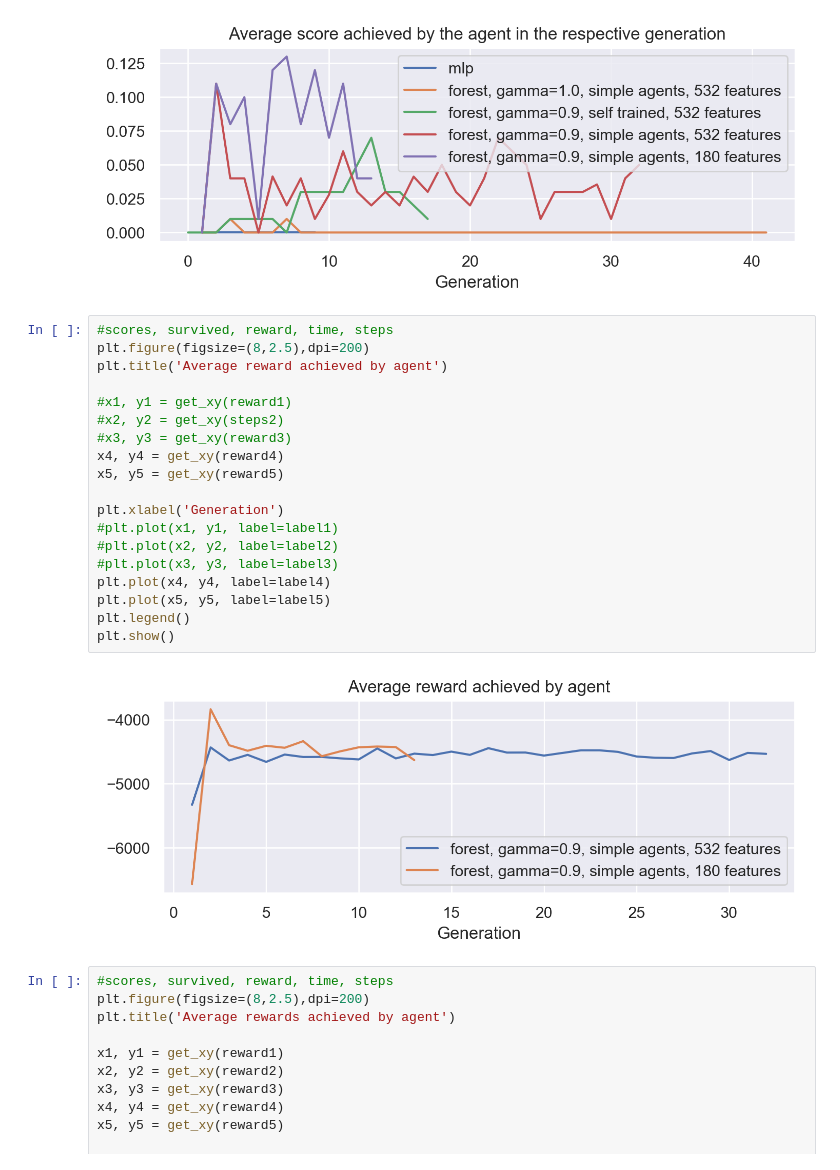
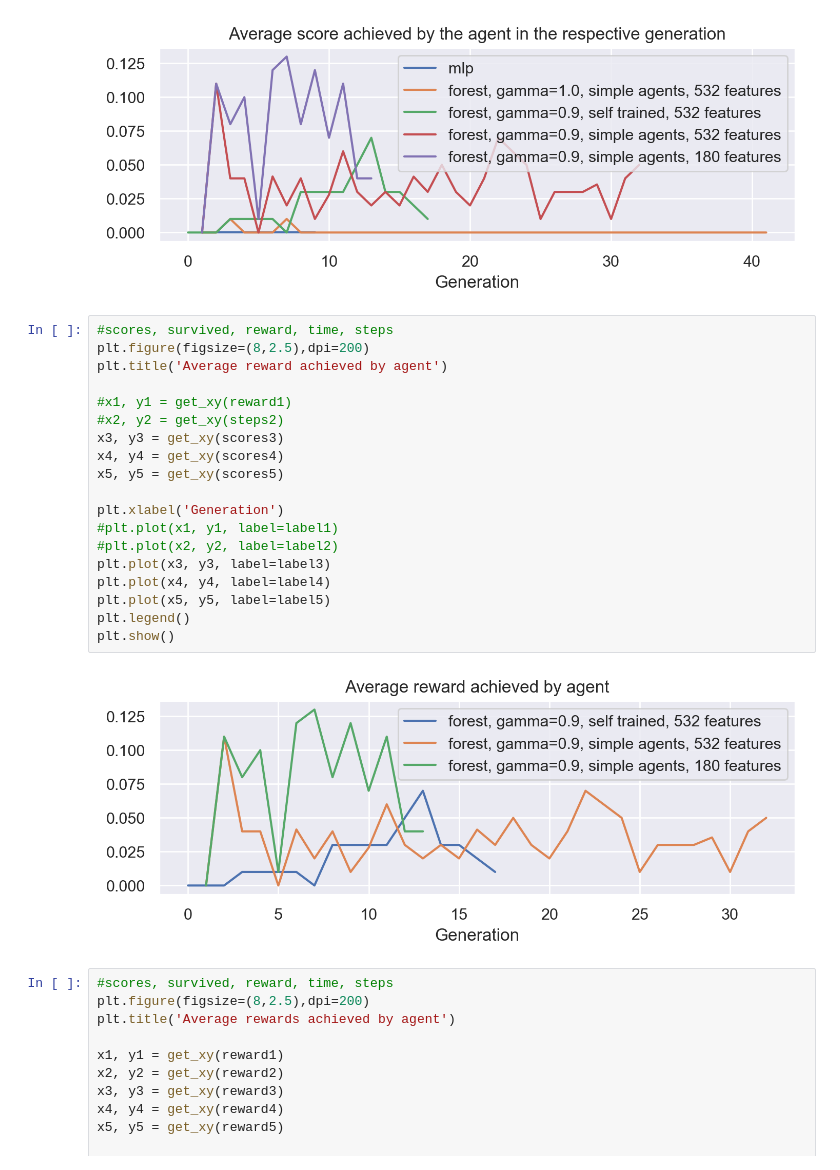
Before and after one commit to nessyht/FOML-Bomberman, a Jupyter notebook: Stat analysis.ipynb, the cells around one changed output. Cells and saved outputs as stored; diff of their text form.

```diff
--- a/Stat analysis.ipynb
+++ b/Stat analysis.ipynb
@@ -107,24 +107,24 @@ plt.show()
 # %%
 #scores, survived, reward, time, steps
 plt.figure(figsize=(8,2.5),dpi=200)
 plt.title('Average reward achieved by agent')
 
 #x1, y1 = get_xy(reward1)
 #x2, y2 = get_xy(steps2)
-#x3, y3 = get_xy(reward3)
-x4, y4 = get_xy(reward4)
-x5, y5 = get_xy(reward5)
+x3, y3 = get_xy(scores3)
+x4, y4 = get_xy(scores4)
+x5, y5 = get_xy(scores5)
 
 plt.xlabel('Generation')
 #plt.plot(x1, y1, label=label1)
 #plt.plot(x2, y2, label=label2)
-#plt.plot(x3, y3, label=label3)
+plt.plot(x3, y3, label=label3)
 plt.plot(x4, y4, label=label4)
 plt.plot(x5, y5, label=label5)
 plt.legend()
 plt.show()
 # %% [output]
-[figure, old version]
+[figure, new version]
 # %%
 #scores, survived, reward, time, steps
 plt.figure(figsize=(8,2.5),dpi=200)
```
Also changed, not shown: parts of 3 cells of this notebook, 22 other files.
